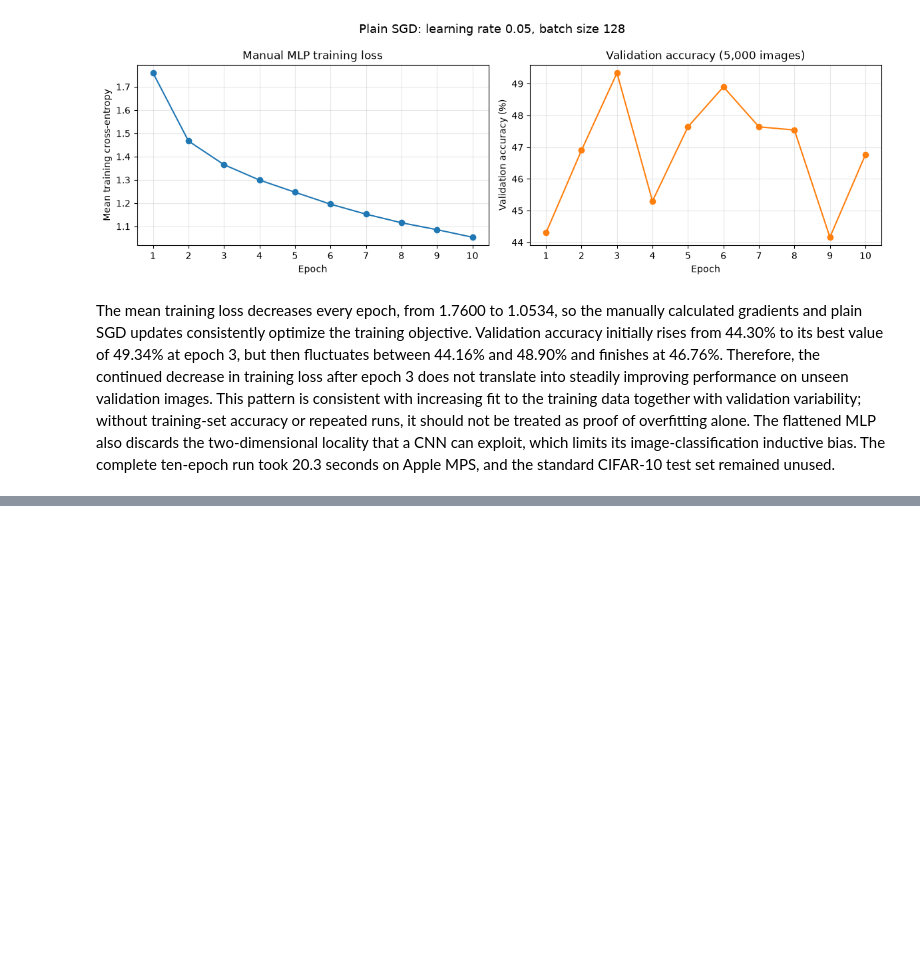
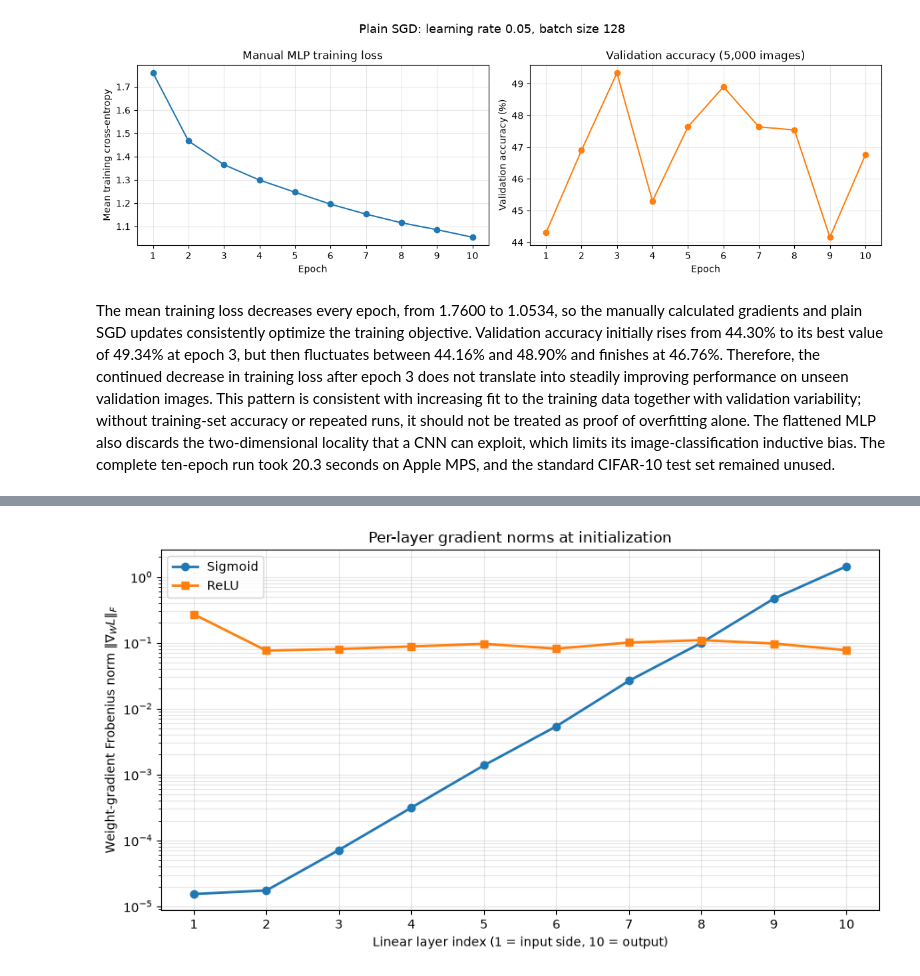
Before and after one commit to LahiruMJ11/CNN-with-CIFAR10, a Jupyter notebook: CNN with CIFAR10.ipynb, the cells around one changed output, grey strips where cells are left out. Drawn from its saved outputs; the diff is of its cells as text; code cells hidden in the pictures; blank space fills up the shorter version.

Commit message:
sigmoid and ReLU gradient propagation

```diff
--- a/CNN with CIFAR10.ipynb
+++ b/CNN with CIFAR10.ipynb
@@ -927,0 +1098,16 @@ The mean training loss decreases every epoch, from 1.7600 to 1.0534, so the manu
+# %%
+task1d_layer_numbers = np.arange(1, TASK1D_LINEAR_LAYERS + 1)
+task1d_gradient_table = pd.DataFrame(
+    {
+        "layer": task1d_layer_numbers,
+        "weight shape": [
+            str(tuple(layer.weight.shape))
+            for layer in sigmoid_deep_mlp.linear_layers
+        ],
+        "sigmoid gradient norm": sigmoid_gradient_norms,
+        "ReLU gradient norm": relu_gradient_norms,
+        "ReLU / sigmoid ratio": np.asarray(relu_gradient_norms)
+        / np.asarray(sigmoid_gradient_norms),
+    }
+).set_index("layer")
+task1d_gradient_table
@@ -927,0 +1127,23 @@ The mean training loss decreases every epoch, from 1.7600 to 1.0534, so the manu
+# %%
+fig, axis = plt.subplots(figsize=(9, 5))
+axis.plot(
+    task1d_layer_numbers, sigmoid_gradient_norms, marker="o",
+    linewidth=2, label="Sigmoid",
+)
+axis.plot(
+    task1d_layer_numbers, relu_gradient_norms, marker="s",
+    linewidth=2, label="ReLU",
+)
+axis.set_yscale("log")
+axis.set_xticks(task1d_layer_numbers)
+axis.set(
+    xlabel="Linear layer index (1 = input side, 10 = output)",
+    ylabel=r"Weight-gradient Frobenius norm $\|\nabla_W L\|_F$",
+    title="Per-layer gradient norms at initialization",
+)
+axis.grid(True, which="both", alpha=0.3)
+axis.legend()
+fig.tight_layout()
+plt.show()
+# %% [output]
+[figure, added]
```
Also changed, not shown: parts of 8 cells of this notebook.
